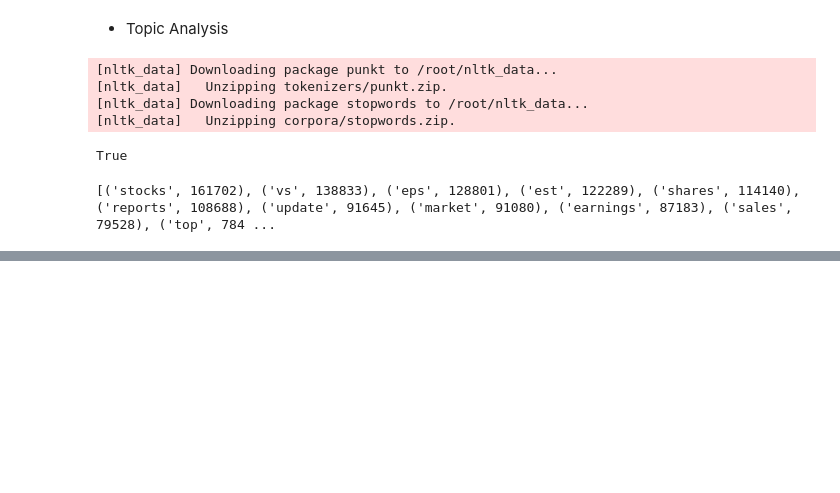
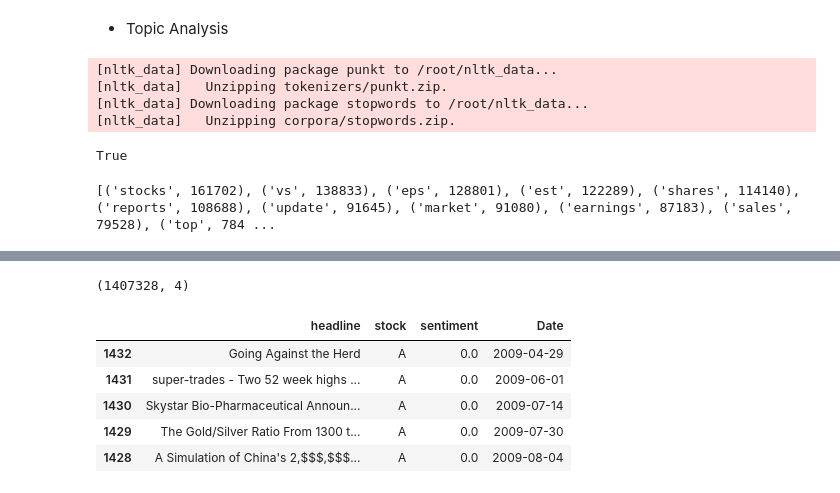
Before and after one commit to yosef-zewdu/StockSentimentCorrelation, a Jupyter notebook: notebooks/sentimenta.ipynb, the cells around one changed output, grey strips where cells are left out. Saved outputs shown, nothing was run; the diff lists cells and outputs as text; code cells hidden in the pictures; blank space fills up the shorter version.

```diff
--- a/notebooks/sentimenta.ipynb
+++ b/notebooks/sentimenta.ipynb
@@ -514,0 +546,12 @@ print(common_topics)
+# %%
+df_sorted = df_filter.sort_values(by=['stock', 'Date'])
+print(df_sorted.shape)
+df_sorted.head()
+# %% [output]
+(1407328, 4)
+|  | headline | stock | sentiment | Date |
+| 1432 | Going Against the Herd | A | 0.0 | 2009-04-29 |
+| 1431 | super-trades - Two 52 week highs ... | A | 0.0 | 2009-06-01 |
+| 1430 | Skystar Bio-Pharmaceutical Announ... | A | 0.0 | 2009-07-14 |
+| 1429 | The Gold/Silver Ratio From 1300 t... | A | 0.0 | 2009-07-30 |
+| 1428 | A Simulation of China's 2,$$$,$$$... | A | 0.0 | 2009-08-04 |
```
Also changed, not shown: parts of 12 cells of this notebook.
